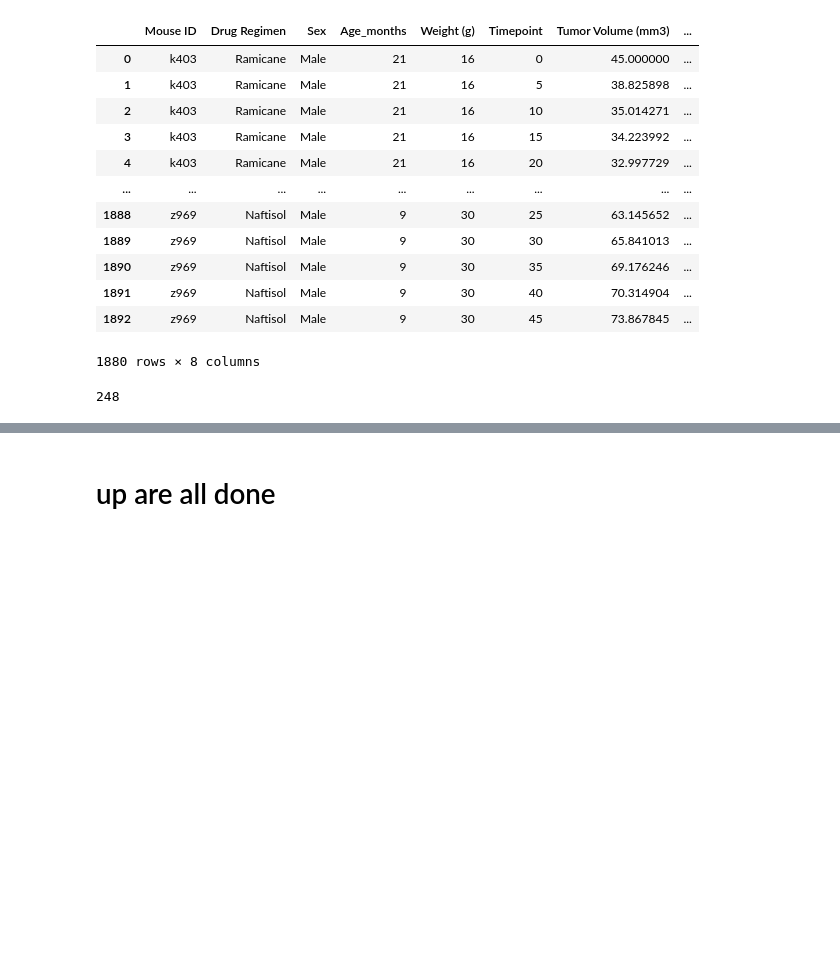
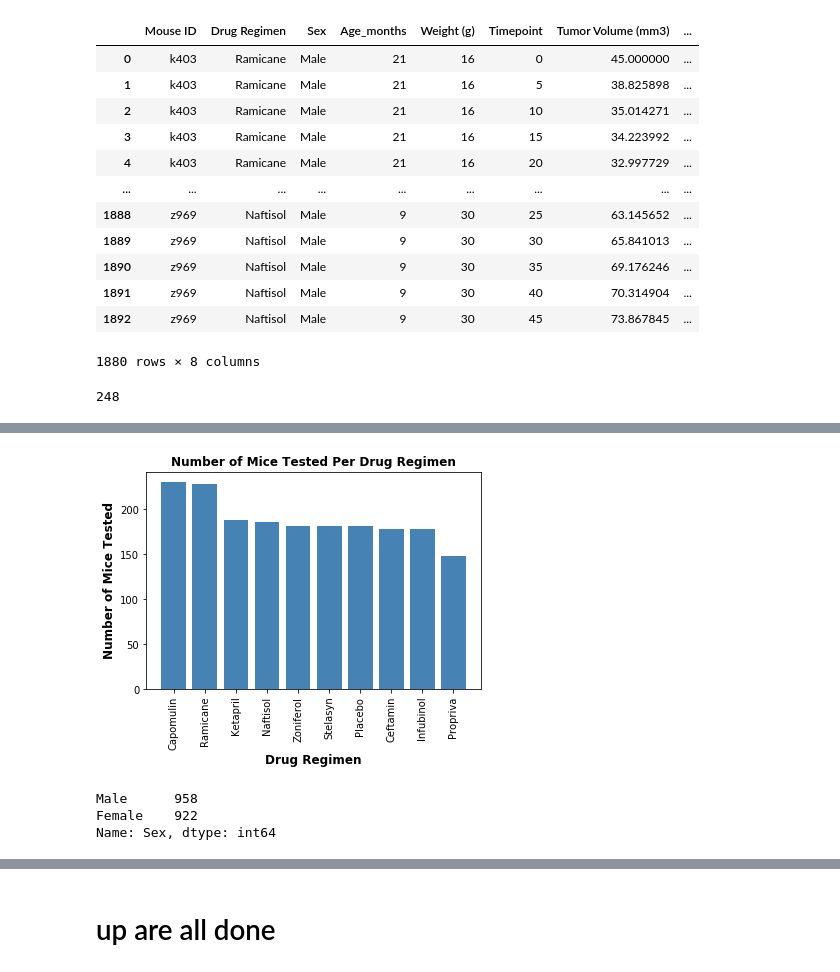
Before and after one commit to annajesus/Matplotlib-challenge, a Jupyter notebook: pymaceuticals_starter-Copy1.ipynb, the cells around one changed output, grey strips where cells are left out. Cells and saved outputs as stored; diff of their text form; code cells hidden in the pictures; blank space fills up the shorter version.

```diff
--- a/pymaceuticals_starter-Copy1.ipynb
+++ b/pymaceuticals_starter-Copy1.ipynb
@@ -94,0 +160,23 @@ num_mice_clean_df
+# %%
+# Generate a bar plot showing the total number of timepoints for all mice tested for each drug regimen using pyplot.
+x_axis = total_num_mice.index.values
+y_axis = total_num_mice.values
+
+plt.bar(x_axis, y_axis, color='steelblue', align='center')
+
+plt.title('Number of Mice Tested Per Drug Regimen', fontweight ='bold', fontsize = 12)
+plt.xlabel('Drug Regimen', fontweight ='bold', fontsize = 12)
+plt.ylabel('Number of Mice Tested', fontweight ='bold', fontsize = 12)
+plt.xticks(rotation='vertical')
+
+plt.show()
+# %% [output]
+[figure, added]
+# %%
+# Generate a pie plot showing the distribution of female versus male mice using Pandas
+mice_sex = clean_df['Sex'].value_counts()
+mice_sex
+# %% [output]
+Male      958
+Female    922
+Name: Sex, dtype: int64
```
Also changed, not shown: parts of 30 cells of this notebook, 1 other file.
